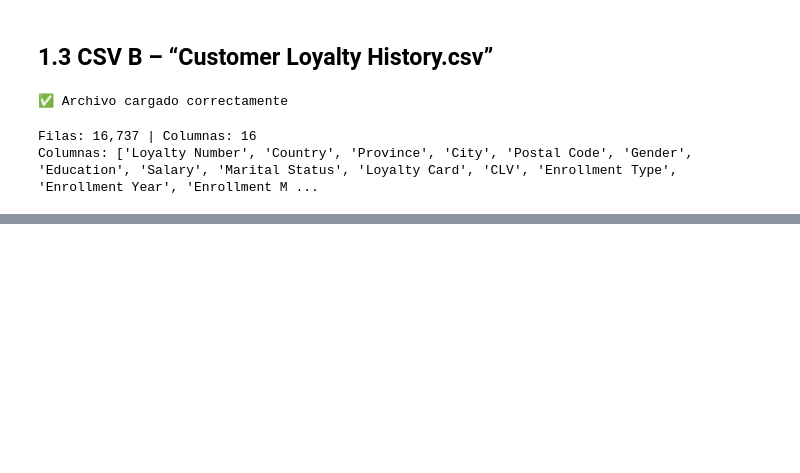
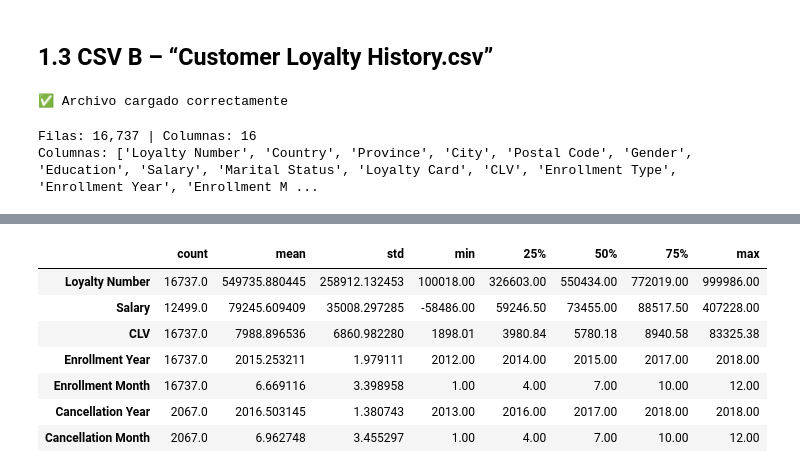
Before and after one commit to Adalab/bda-modulo-3-evaluacion-final-eaguilothio, a Jupyter notebook: evaluacion-final-eaguilothio.ipynb, the cells around one changed output, grey strips where cells are left out. Cells and saved outputs as stored; diff of their text form; code cells hidden in the pictures; blank space fills up the shorter version.

```diff
--- a/evaluacion-final-eaguilothio.ipynb
+++ b/evaluacion-final-eaguilothio.ipynb
@@ -323,0 +441,98 @@ Columnas: ['Loyalty Number', 'Country', 'Province', 'City', 'Postal Code', 'Gend
+# %%
+# 4️⃣ RESUMEN VALORES NUMÉRICOS (COUNT, RANGOS, MEDIA, MEDIANA...)
+# describe().T muestra estadísticas básicas y las filas quedan como columnas (más fácil de leer)
+
+display(df_loyalty.describe().T)
+
+# Anotaciones:
+
+# Se determinan las columnas más relevantes para el análisis estadístico:
+# - CLV: Valor total que aporta un cliente → nos interesa saber quién invierte más en el negocio.
+# - Salary: Poder adquisitivo → capacidad de gasto.
+
+# 1) Integridad (count)
+# - CLV: el count representa el número total de filas y que está completa la información de esta columna.
+# - Salary: que el count sea menor que el número total de filas confirma que hay valores nulos y que no está completa la información de esta columna.
+
+
+# 2) Rangos y coherencia (min y max)
+
+# - CLV:
+#   - min = 1898.01
+#   - max = 83325.38
+# Ambos valores son coherentes y positivos. No hay errores evidentes.
+# El mínimo (1898.01) representa clientes de bajo valor, mientras que el máximo (83325.38)
+# indica la existencia de clientes VIP o de muy alto valor.
+# Rango muy amplio (81427.37 puntos de diferencia) sugiere alta heterogeneidad en el valor de los clientes.
+
+
+# - Salary:
+# - No hay coherencia en el mínimo en salario: -58486.00.
+# - Puede ser un error de signo (¿debería ser positivo?)
+# - Si los percentiles (Q1, Q2, Q3) son todos positivos y razonables, es asumible pensar que el valor negativo es un error y debe corregirse (cambiando signo)
+#   Es coherente: min 58486.00, Q1 59246.50, Q2 73455.00, Q3 88517.50
+# Una vez cambiado el signo, min=58.486,00 € y max=407.228,00 € representan los extremos realistas (clientes de ingresos bajos y altos).
+
+
+# 3) Mediana vs media (50%)
+# - CLV:
+#   - Media: 7988.90
+#   - Mediana: 5780.18
+# Nos tenemos que guiar por la mediana para entender el comportamiento típico.
+# El valor típico (mediana) es 5780.18.
+# Diferencia de 2208.72 puntos: para saber si esta diferencia es mucha o poca, calculamos el porcentaje:
+# Diferencia porcentual = (Media-Mediana)/ Mediana × 100 = (7988.90 - 5780.18) / 5780.18 × 100 = 38.2%
+# ~38%: asimetría positiva considerable (cola derecha muy marcada).
+# Conclusión: Distribución claramente asimétrica con valores altos que tiran la media hacia arriba.
+# Es decir, existen clientes de muy alto valor (ej: max 83325.38) que elevan significativamente la media,
+# pero el cliente típico aporta alrededor de 5780.18.
+
+# - Salary:
+#   - Media: 79245.61
+#   - Mediana: 73455.00
+# Nos tenemos que guiar por la mediana para entender el comportamiento típico.
+# El valor típico (mediana) es 73455.00.
+# Diferencia de 5.790 puntos:para saber si esta diferencia es mucha o poca, se valora buscar el porcentaje:
+# Diferencia porcentual= (Media-Mediana)/ Mediana × 100 = 7.88%
+# ~8%: asimetría positiva leve (cola derecha más larga).
+# Conclusión: Distribución mayormente simétrica pero con asimetría positiva moderada por algunos salarios altos.
+# Es decir, existen valores altos (ej: el max 407.228), aunque no muchos, que tiran la media hacia arriba.
+
+
+# 4) Percentiles (25%, 50%, 75%)
+# Los percentiles sirven para entender cómo se distribuyen los datos:
+# 25% (Q1): 25% de los datos están por debajo de este valor.
+# 50% (mediana/Q2): 50% de los datos están por debajo.
+# 75% (Q3): 75% de los datos están por debajo.
+
+# CLV: - Q1 = 3980.84 - Q2 (mediana) = 5780.18 - Q3 = 8940.58
+# El 75% de los clientes aporta un CLV de 8940.58 o menos, y solo el 25% lo supera llegando
+# hasta 83325.38 como máximo.
+# Esto confirma que hay un segmento minoritario pero muy valioso de clientes de alto CLV.
+
+# Salary: - Q1 = 59246.50 - (Q2, mediana) = 73455.00 - Q3 = 88517.50
+# El 75% de los clientes tiene un salario de 88517.50 o menos, y solo el 25% lo supera llegando a 407228.00 como máx.
+
+# 6) Desviación estándar
+# La desviación estándar es una medida que indica cuánto se alejan los datos de la media ( promedio)
+# El Coeficiente de Variación (CV) es el indicador que ayuda a determinar esta dispersión:
+# Si CV > 1, la variabilidad es alta → dispersión alta.
+# Si CV < 1, la variabilidad es moderada/baja → dispersión moderada/baja.
+
+# CLV: CV = std/media = 6860.98 / 7988.90 = 0.86
+# CV = 0.86 (86%) → variabilidad considerable, cercana a alta.
+# Esto indica una población muy heterogénea en cuanto al valor que aportan los clientes,
+# con diferencias significativas entre clientes de bajo y alto valor.
+# Es coherente con la existencia de clientes VIP que hemos identificado en los valores máximos.
+
+# Salary: CV=std/media CV=35008.297/79245.609 = 0,44
+# CV = 0.44 (44%) → variabilidad considerable pero no extrema.
+# %% [output]
+|  | count | mean | std | min | 25% | 50% | 75% | max |
+| Loyalty Number | 16737.0 | 549735.880445 | 258912.132453 | 100018.00 | 326603.00 | 550434.00 | 772019.00 | 999986.00 |
+| Salary | 12499.0 | 79245.609409 | 35008.297285 | -58486.00 | 59246.50 | 73455.00 | 88517.50 | 407228.00 |
+| CLV | 16737.0 | 7988.896536 | 6860.982280 | 1898.01 | 3980.84 | 5780.18 | 8940.58 | 83325.38 |
+| Enrollment Year | 16737.0 | 2015.253211 | 1.979111 | 2012.00 | 2014.00 | 2015.00 | 2017.00 | 2018.00 |
+| Enrollment Month | 16737.0 | 6.669116 | 3.398958 | 1.00 | 4.00 | 7.00 | 10.00 | 12.00 |
+| Cancellation Year | 2067.0 | 2016.503145 | 1.380743 | 2013.00 | 2016.00 | 2017.00 | 2018.00 | 2018.00 |
+| Cancellation Month | 2067.0 | 6.962748 | 3.455297 | 1.00 | 4.00 | 7.00 | 10.00 | 12.00 |
```
Also changed, not shown: parts of 13 cells of this notebook.
